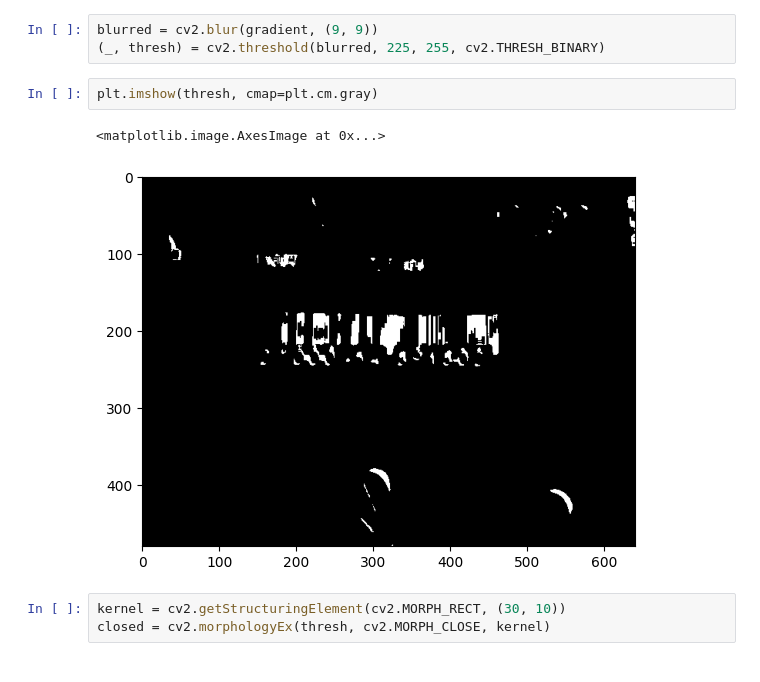
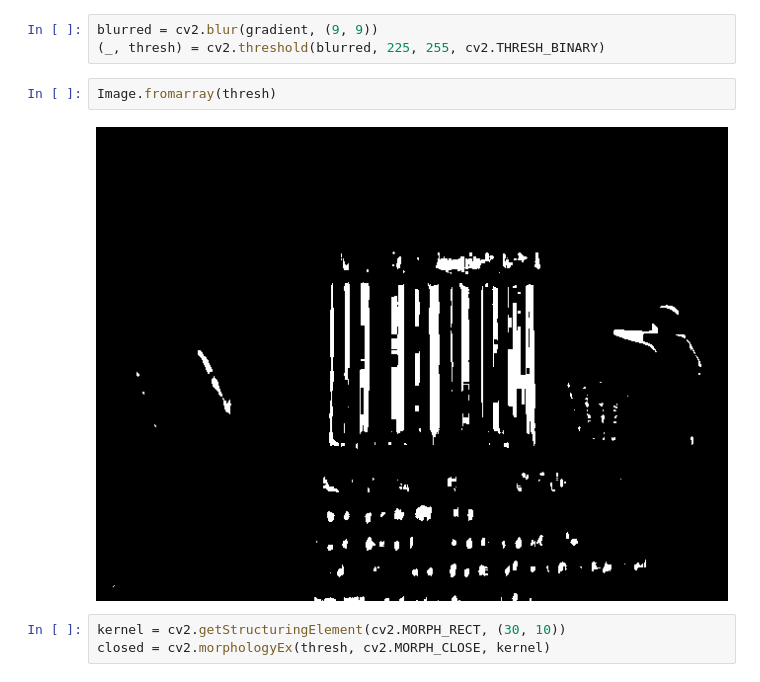
Before and after one commit to Niilsa/studious-winner, a Jupyter notebook: image_final/final_smirnov.ipynb, the cells around one changed output. Drawn from its saved outputs; the diff is of its cells as text.

```diff
--- a/image_final/final_smirnov.ipynb
+++ b/image_final/final_smirnov.ipynb
@@ -52,11 +54,10 @@ plt.imshow(gradient, cmap=plt.cm.gray)
 # %%
 blurred = cv2.blur(gradient, (9, 9))
 (_, thresh) = cv2.threshold(blurred, 225, 255, cv2.THRESH_BINARY)
-# %%
-plt.imshow(thresh, cmap=plt.cm.gray)
-# %% [output]
-<matplotlib.image.AxesImage at 0x...>
-[figure, removed]
+# %%
+Image.fromarray(thresh)
+# %% [output]
+[figure, added]
 # %%
 kernel = cv2.getStructuringElement(cv2.MORPH_RECT, (30, 10))
 closed = cv2.morphologyEx(thresh, cv2.MORPH_CLOSE, kernel)
```
Also changed, not shown: parts of 25 cells of this notebook.
